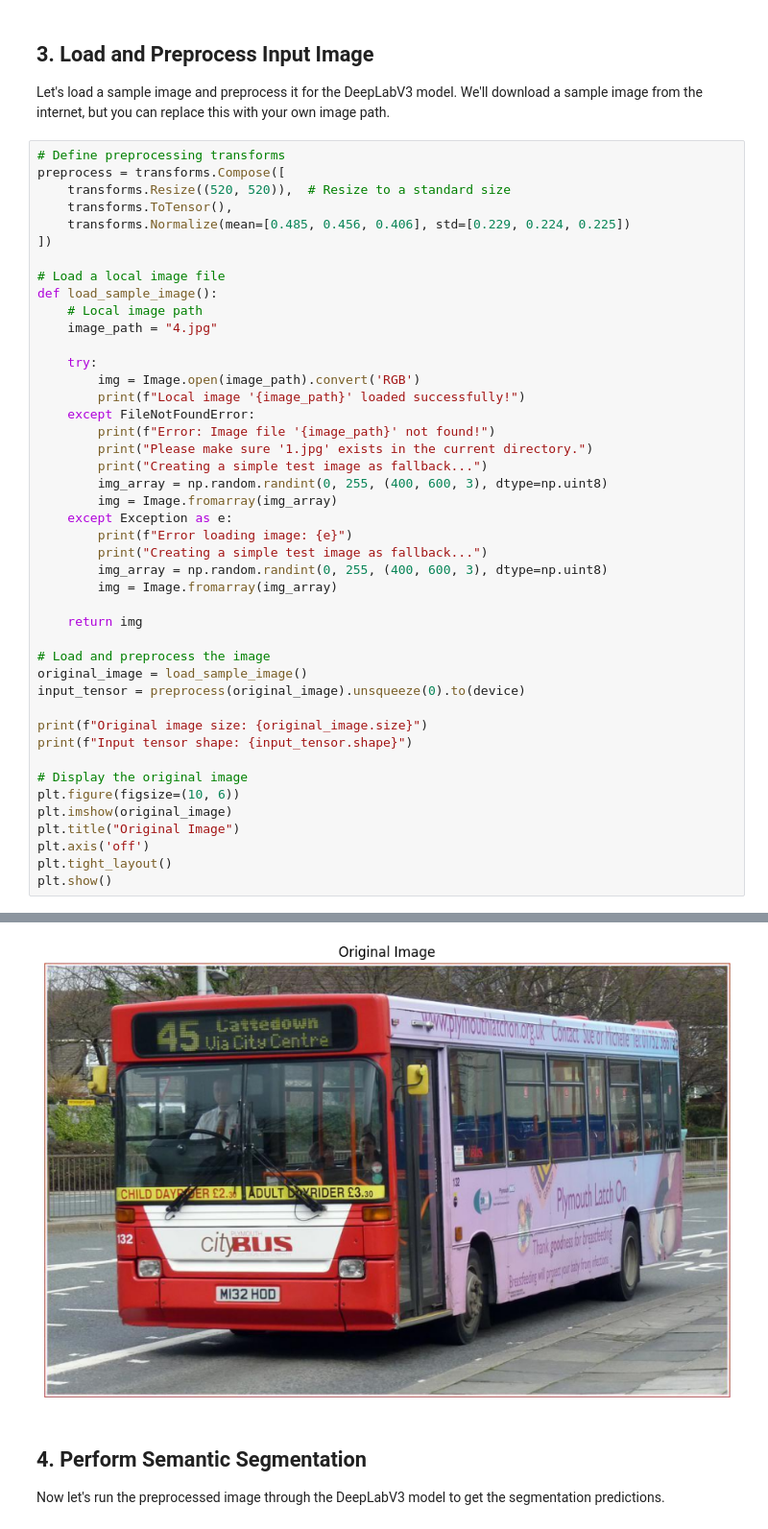
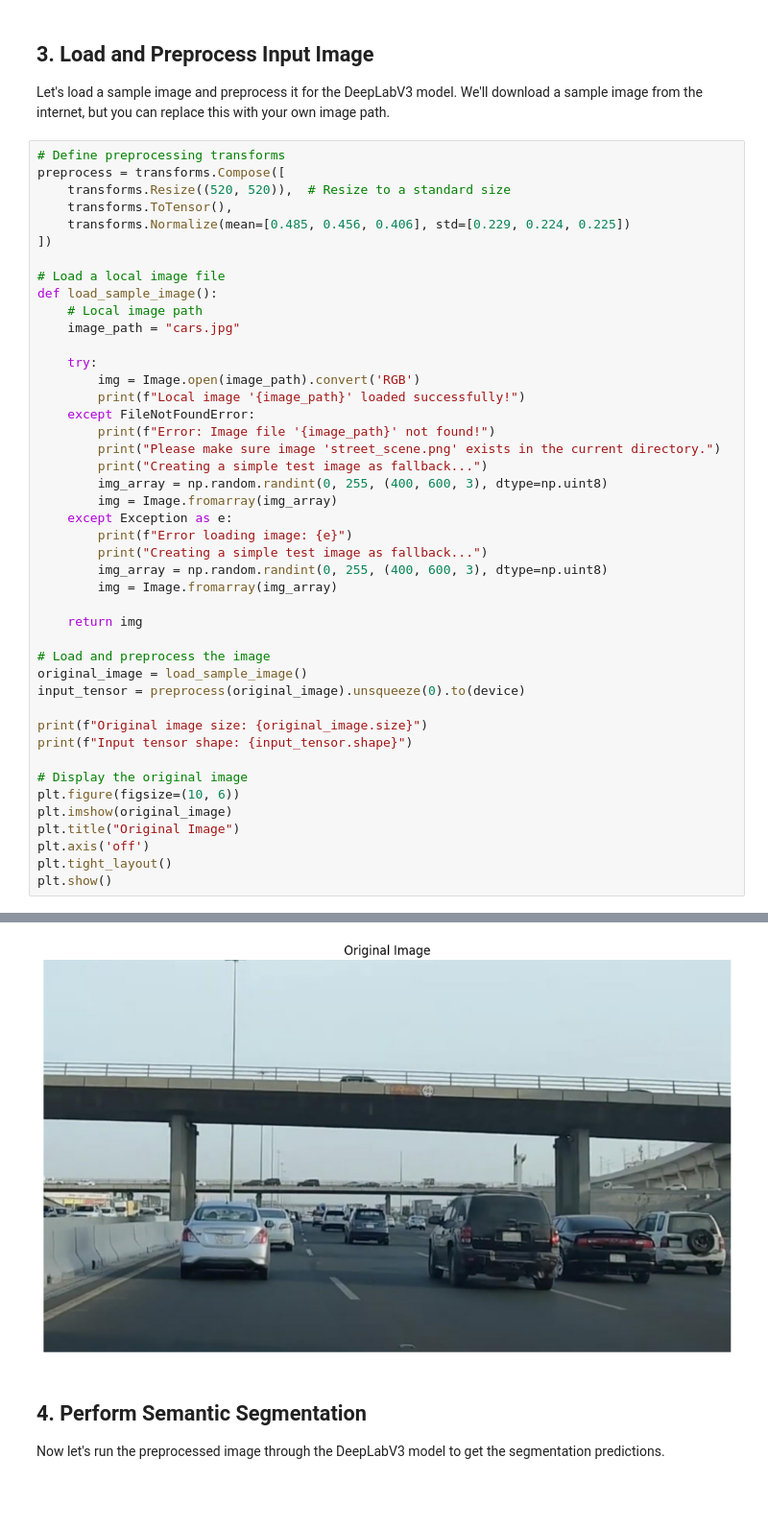
Before and after one commit to micrometre/pytorch, a Jupyter notebook: deeplabv3/deeplabv3_basic_example.ipynb, the cells around one changed output, grey strips where cells are left out. Shown at 96% size. Cells and saved outputs as stored; diff of their text form; blank space fills up the shorter version.

```diff
--- a/deeplabv3/deeplabv3_basic_example.ipynb
+++ b/deeplabv3/deeplabv3_basic_example.ipynb
@@ -68,14 +67,14 @@ preprocess = transforms.Compose([
 # Load a local image file
 def load_sample_image():
     # Local image path
-    image_path = "4.jpg"
+    image_path = "cars.jpg"
 
     try:
         img = Image.open(image_path).convert('RGB')
         print(f"Local image '{image_path}' loaded successfully!")
     except FileNotFoundError:
         print(f"Error: Image file '{image_path}' not found!")
-        print("Please make sure '1.jpg' exists in the current directory.")
+        print("Please make sure image 'street_scene.png' exists in the current directory.")
         print("Creating a simple test image as fallback...")
         img_array = np.random.randint(0, 255, (400, 600, 3), dtype=np.uint8)
         img = Image.fromarray(img_array)
@@ -107,5 +106,5 @@ Original image size: (1024, 649)
 Input tensor shape: torch.Size([1, 3, 520, 520])
-[figure, old version]
+[figure, new version]
 # %% [markdown]
 ## 4. Perform Semantic Segmentation
 
```
Also changed, not shown: parts of 6 cells of this notebook, 11 other files.
